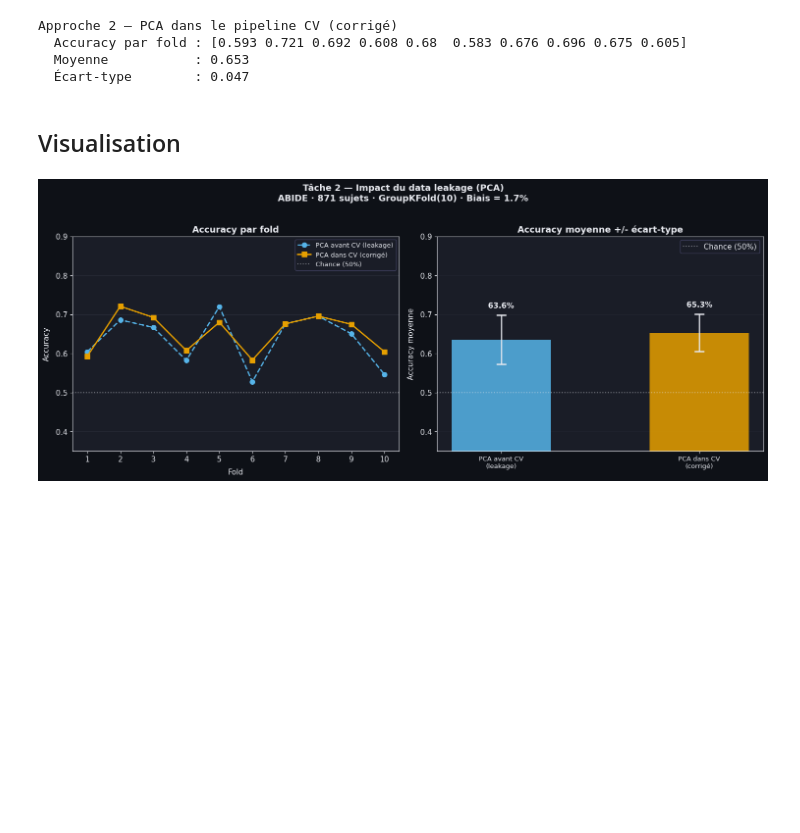
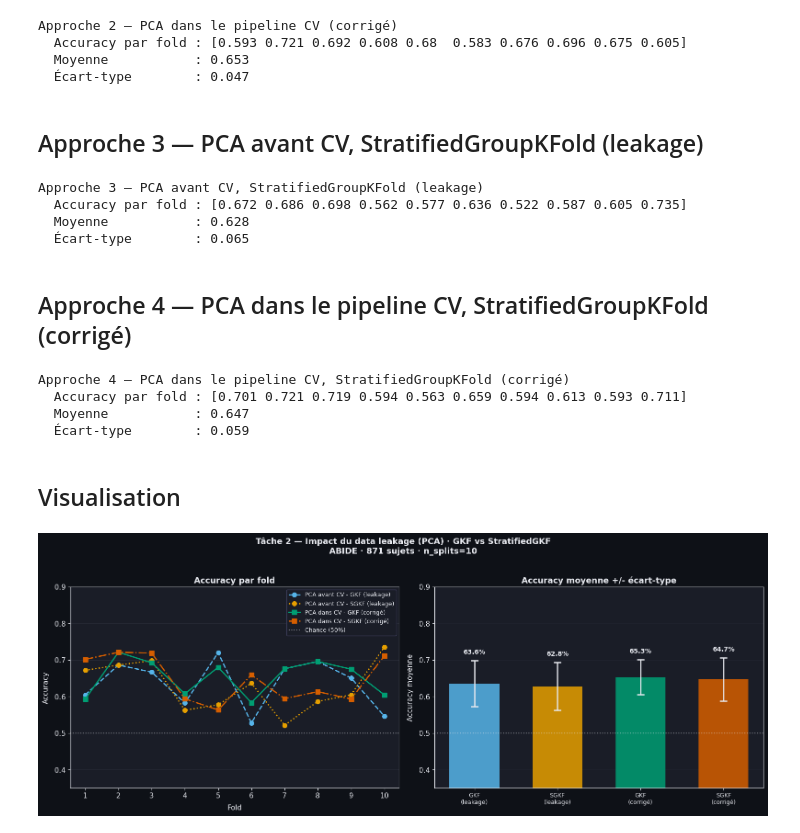
Before and after one commit to psy3019-6973-2026/Villeneuve_Projet_Final, a Jupyter notebook: Taches/Tache2_PCA/Tache_2_pca_pipeline_cv.ipynb, the cells around one changed output. Drawn from its saved outputs; the diff is of its cells as text; code cells hidden in the pictures; blank space fills up the shorter version.

Commit message:
Tache 2 : ajout StratifiedGroupKFold (approches 3 et 4)

```diff
--- a/Taches/Tache2_PCA/Tache_2_pca_pipeline_cv.ipynb
+++ b/Taches/Tache2_PCA/Tache_2_pca_pipeline_cv.ipynb
@@ -93,14 +93,54 @@ Approche 2 — PCA dans le pipeline CV (corrigé)
   Accuracy par fold : [0.593 0.721 0.692 0.608 0.68  0.583 0.676 0.696 0.675 0.605]
   Moyenne           : 0.653
   Écart-type        : 0.047
+# %% [markdown]
+## Approche 3 — PCA avant CV, StratifiedGroupKFold (leakage)
+# %%
+sgkf = StratifiedGroupKFold(n_splits=10)
+
+scores_leakage_sgkf = cross_val_score(clf, X_pca, y, groups=groups, cv=sgkf, n_jobs=-1)
+
+print(f'Approche 3 — PCA avant CV, StratifiedGroupKFold (leakage)')
+print(f'  Accuracy par fold : {np.round(scores_leakage_sgkf, 3)}')
+print(f'  Moyenne           : {scores_leakage_sgkf.mean():.3f}')
+print(f'  Écart-type        : {scores_leakage_sgkf.std():.3f}')
+# %% [output]
+Approche 3 — PCA avant CV, StratifiedGroupKFold (leakage)
+  Accuracy par fold : [0.672 0.686 0.698 0.562 0.577 0.636 0.522 0.587 0.605 0.735]
+  Moyenne           : 0.628
+  Écart-type        : 0.065
+# %% [markdown]
+## Approche 4 — PCA dans le pipeline CV, StratifiedGroupKFold (corrigé)
+# %%
+pipeline_sgkf = Pipeline([
+    ('pca', PCA(0.99)),
+    ('clf', LinearSVC(max_iter=10000))
+])
+
+scores_corrected_sgkf = cross_val_score(pipeline_sgkf, X, y, groups=groups, cv=sgkf, n_jobs=-1)
+
+print(f'Approche 4 — PCA dans le pipeline CV, StratifiedGroupKFold (corrigé)')
+print(f'  Accuracy par fold : {np.round(scores_corrected_sgkf, 3)}')
+print(f'  Moyenne           : {scores_corrected_sgkf.mean():.3f}')
+print(f'  Écart-type        : {scores_corrected_sgkf.std():.3f}')
+# %% [output]
+Approche 4 — PCA dans le pipeline CV, StratifiedGroupKFold (corrigé)
+  Accuracy par fold : [0.701 0.721 0.719 0.594 0.563 0.659 0.594 0.613 0.593 0.711]
+  Moyenne           : 0.647
+  Écart-type        : 0.059
 # %% [markdown]
 ## Visualisation
 # %%
 BG     = '#0e1117'
 PANEL  = '#1a1d27'
 TEXT   = '#e8eaf0'
-COLORS = ['#56B4E9', '#E69F00']
-LABELS = ['PCA avant CV (leakage)', 'PCA dans CV (corrigé)']
+COLORS = ['#56B4E9', '#E69F00', '#009E73', '#D55E00']
+LABELS = [
+    'PCA avant CV - GKF (leakage)',
+    'PCA avant CV - SGKF (leakage)',
+    'PCA dans CV - GKF (corrigé)',
+    'PCA dans CV - SGKF (corrigé)',
+]
 
 plt.rcParams.update({
     'figure.facecolor': BG, 'axes.facecolor': PANEL,
@@ -112,13 +152,13 @@ plt.rcParams.update({
     'grid.color':       '#2a2d3a', 'grid.linewidth': 0.6,
 })
 
-all_scores = [scores_leakage, scores_corrected]
+all_scores = [scores_leakage, scores_leakage_sgkf, scores_corrected, scores_corrected_sgkf]
 n_folds    = len(scores_leakage)
 folds      = np.arange(n_folds)
-markers    = ['o', 's']
-lines      = ['--', '-']
+markers    = ['o', 'o', 's', 's']
+lines      = ['--', ':', '-', '-.']
 
-fig, axes = plt.subplots(1, 2, figsize=(15, 6), facecolor=BG)
+fig, axes = plt.subplots(1, 2, figsize=(16, 6), facecolor=BG)
 
 # Panel gauche : accuracy par fold
 ax = axes[0]
@@ -131,42 +171,43 @@ ax.set_ylabel('Accuracy', labelpad=8)
 ax.set_title('Accuracy par fold')
 ax.set_xticks(folds)
 ax.set_xticklabels([str(i + 1) for i in folds])
 ax.set_ylim(0.35, 0.90)
 ax.yaxis.grid(True)
 ax.set_axisbelow(True)
-ax.legend(framealpha=0.85, fontsize=9.5)
+ax.legend(framealpha=0.85, fontsize=9)
 
 # Panel droit : accuracy moyenne +/- écart-type
 ax    = axes[1]
 means = [s.mean() for s in all_scores]
 stds  = [s.std()  for s in all_scores]
-x_pos = np.arange(2)
-bars  = ax.bar(x_pos, means, yerr=stds, capsize=7,
-               color=COLORS, alpha=0.85, width=0.5,
+x_pos = np.arange(4)
+bars  = ax.bar(x_pos, means, yerr=stds, capsize=6,
+               color=COLORS, alpha=0.85, width=0.6,
                error_kw={'ecolor': TEXT, 'elinewidth': 1.8, 'capthick': 1.8})
-ax.axhline(0.5, color=TEXT, linestyle=':', linewidth=1.5, alpha=0.5, label='Chance (50%)')
+ax.axhline(0.5, color=TEXT, linestyle=':', linewidth=1.5, alpha=0.5)
 ax.set_ylabel('Accuracy moyenne', labelpad=8)
 ax.set_title('Accuracy moyenne +/- écart-type')
 ax.set_xticks(x_pos)
-ax.set_xticklabels(['PCA avant CV\n(leakage)', 'PCA dans CV\n(corrigé)'], fontsize=9.5)
+ax.set_xticklabels([
+    'GKF\n(leakage)', 'SGKF\n(leakage)',
+    'GKF\n(corrigé)', 'SGKF\n(corrigé)'
+], fontsize=9)
 ax.set_ylim(0.35, 0.90)
 ax.yaxis.grid(True, alpha=0.5)
 ax.set_axisbelow(True)
-ax.legend(framealpha=0.85)
 
 for bar, mean, std in zip(bars, means, stds):
     ax.text(bar.get_x() + bar.get_width() / 2, mean + std + 0.015,
             f'{mean:.1%}', ha='center', va='bottom',
-            fontweight='bold', color=TEXT, fontsize=11)
+            fontweight='bold', color=TEXT, fontsize=10)
 
-bias = abs(means[0] - means[1])
 fig.suptitle(
-    f'Tâche 2 — Impact du data leakage (PCA)\n'
-    f'ABIDE · {X.shape[0]} sujets · GroupKFold(10) · Biais = {bias:.1%}',
+    f'Tâche 2 — Impact du data leakage (PCA) · GKF vs StratifiedGKF\n'
+    f'ABIDE · {X.shape[0]} sujets · n_splits=10',
     fontsize=13, fontweight='bold', color=TEXT, y=1.02
 )
 plt.tight_layout()
 plt.savefig(os.path.join(output_dir, 'Tache_2_pca_leakage.png'), bbox_inches='tight', dpi=150, facecolor=BG)
 plt.show()
 # %% [output]
-[figure, old version]
+[figure, new version]
```
Also changed, not shown: parts of 3 cells of this notebook.
